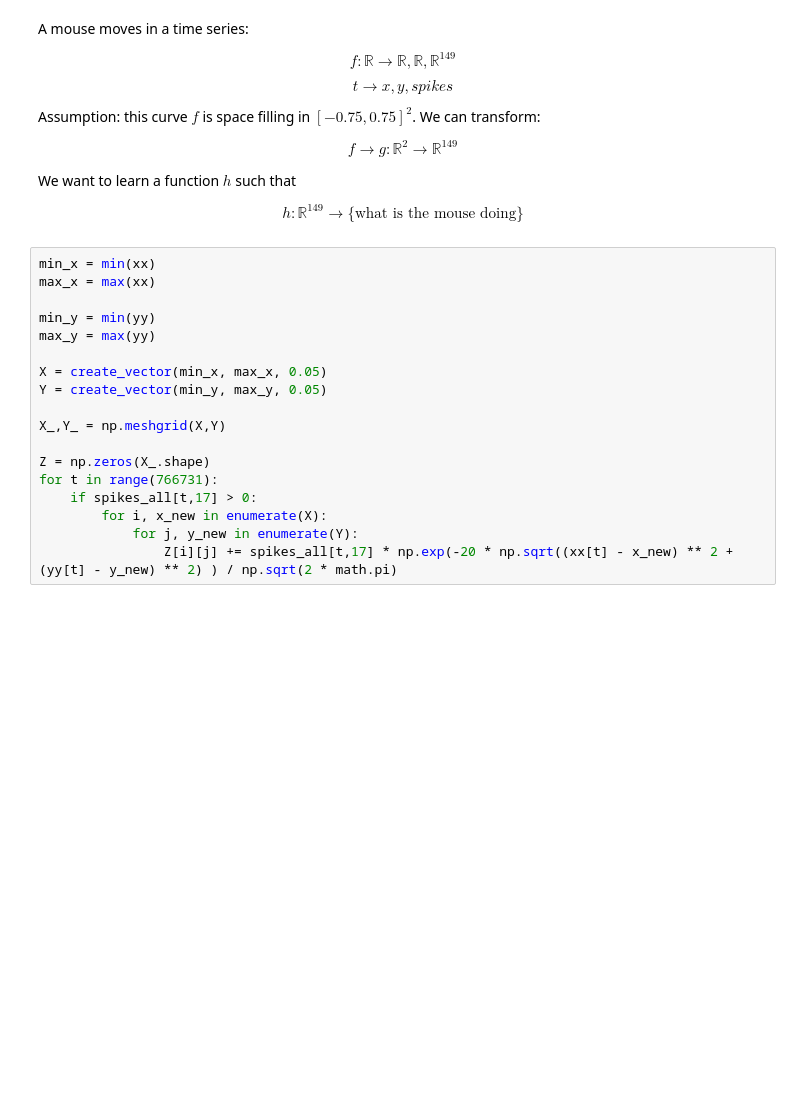
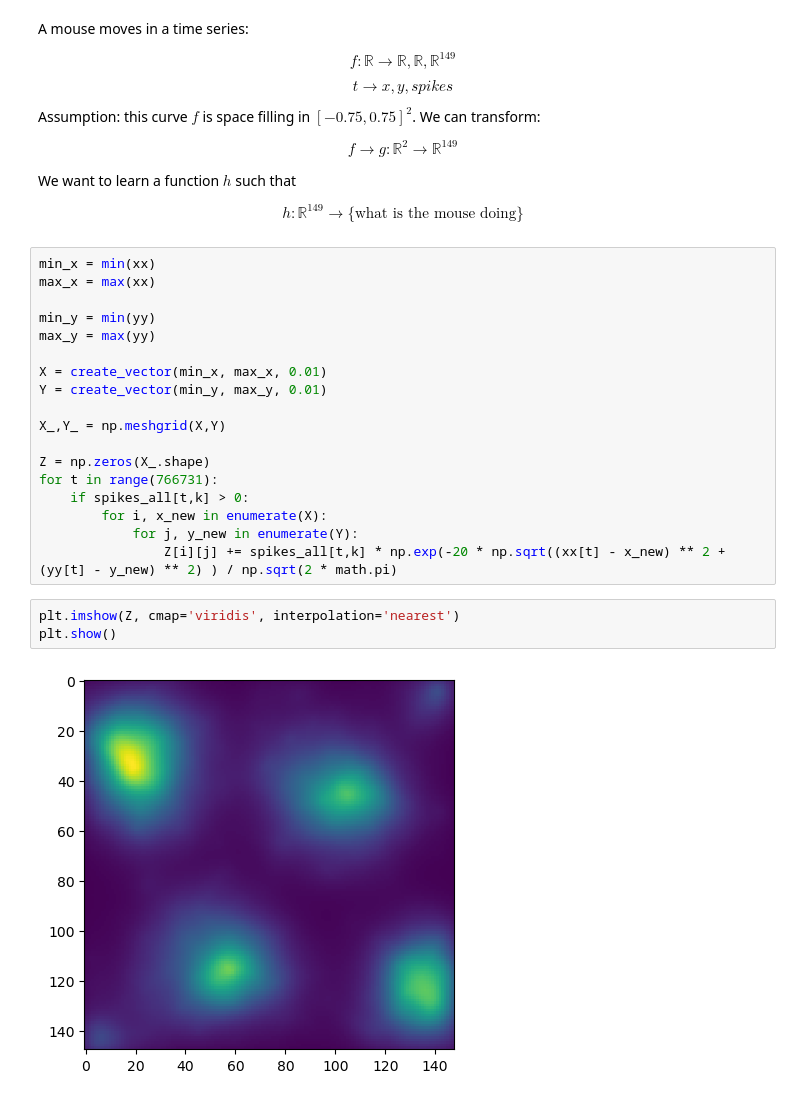
Before and after one commit to gdepaul/ToroidalTopologyReexamined, a Jupyter notebook: Opening the Data.ipynb, the cells around one changed output. Cells and saved outputs as stored; diff of their text form; blank space fills up the shorter version.

Commit message:
Achieved goal of imaging similar to Figure1a in the paper

```diff
--- a/Opening the Data.ipynb
+++ b/Opening the Data.ipynb
@@ -218,17 +62,22 @@ max_x = max(xx)
 min_y = min(yy)
 max_y = max(yy)
 
-X = create_vector(min_x, max_x, 0.05)
-Y = create_vector(min_y, max_y, 0.05)
+X = create_vector(min_x, max_x, 0.01)
+Y = create_vector(min_y, max_y, 0.01)
 
 X_,Y_ = np.meshgrid(X,Y)
 
 Z = np.zeros(X_.shape)
 for t in range(766731):
-    if spikes_all[t,17] > 0:
+    if spikes_all[t,k] > 0:
         for i, x_new in enumerate(X):
             for j, y_new in enumerate(Y):
-                Z[i][j] += spikes_all[t,17] * np.exp(-20 * np.sqrt((xx[t] - x_new) ** 2 + (yy[t] - y_new) ** 2) ) / np.sqrt(2 * math.pi)
+                Z[i][j] += spikes_all[t,k] * np.exp(-20 * np.sqrt((xx[t] - x_new) ** 2 + (yy[t] - y_new) ** 2) ) / np.sqrt(2 * math.pi)
+# %%
+plt.imshow(Z, cmap='viridis', interpolation='nearest')
+plt.show()
+# %% [output]
+[figure, added]
 # %%
 %matplotlib notebook
 fig, ax = plt.subplots(subplot_kw={"projection": "3d"})
```
Also changed, not shown: parts of 33 cells of this notebook.
